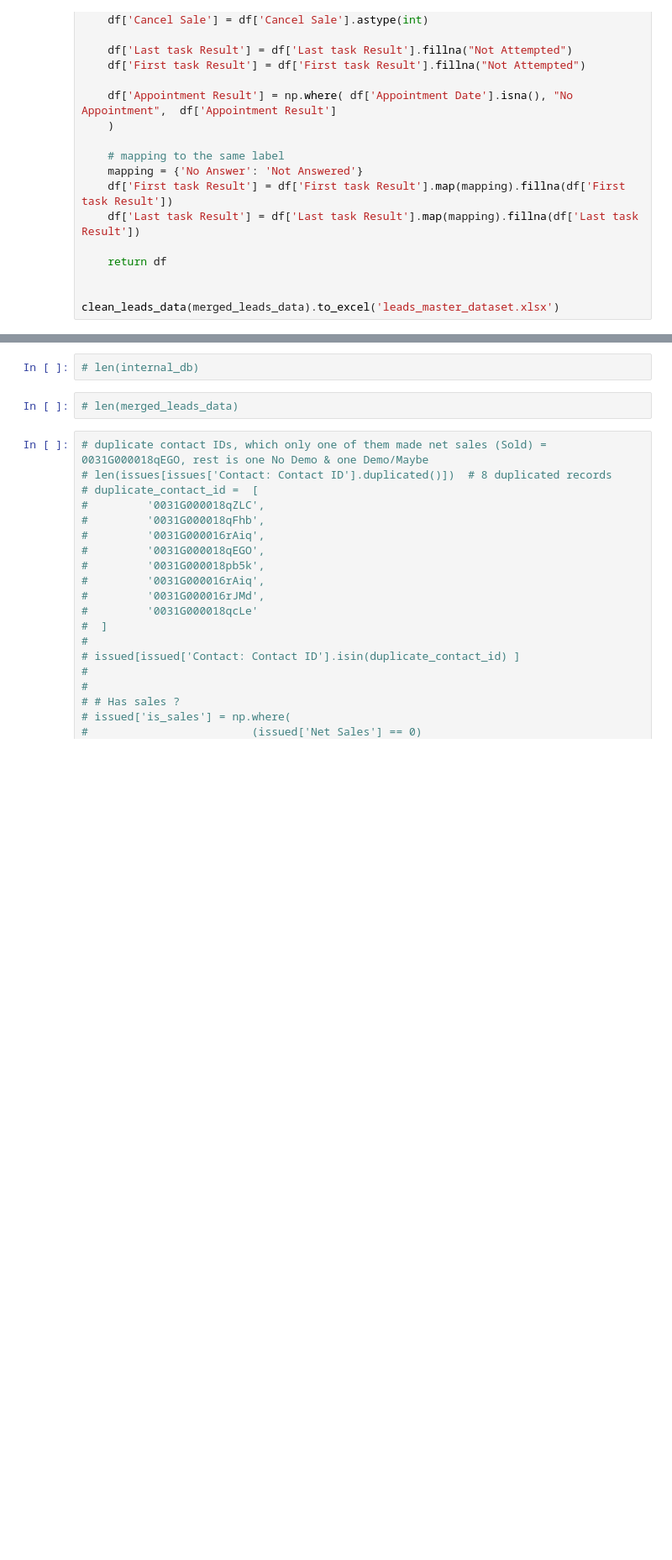
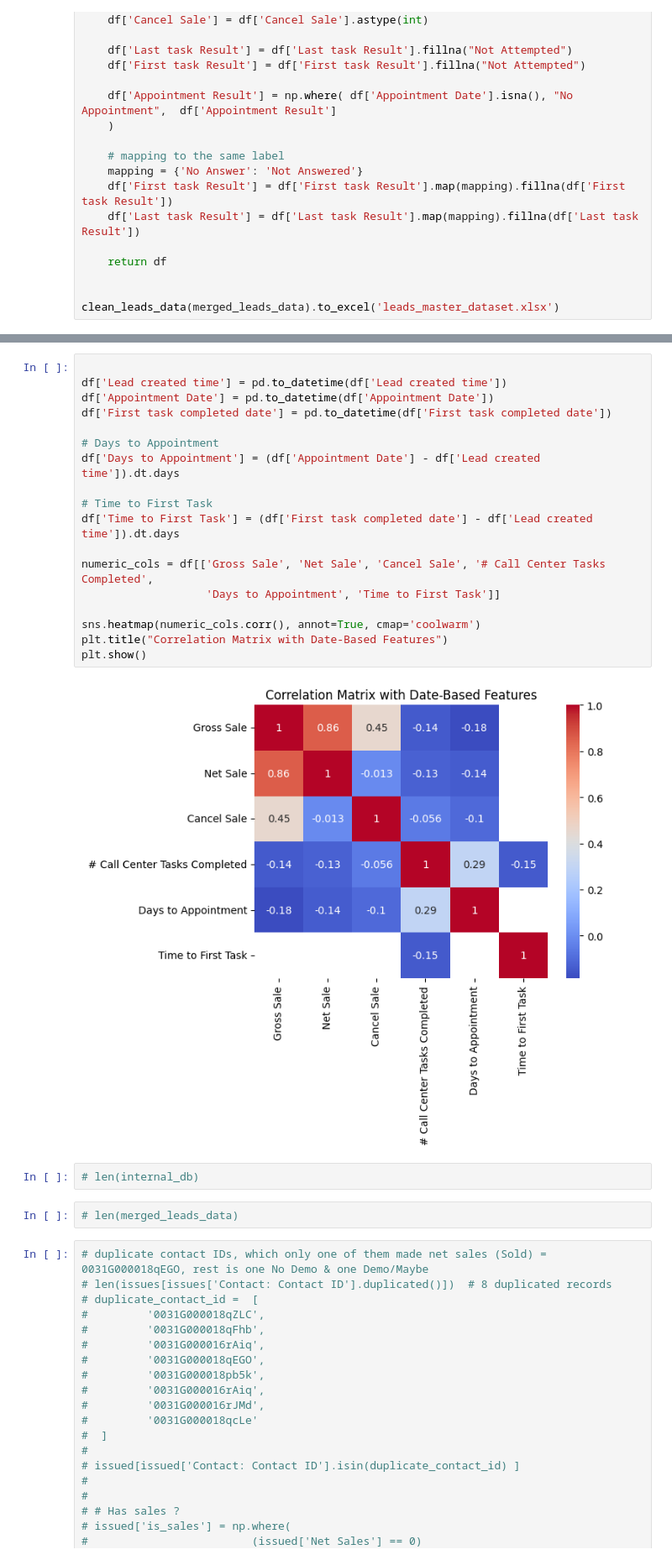
Before and after one commit to FarRza111/capslock, a Jupyter notebook: analyzedata.ipynb, the cells around one changed output, grey strips where cells are left out. Shown at 84% size. Cells and saved outputs as stored; diff of their text form; blank space fills up the shorter version.

```diff
--- a/analyzedata.ipynb
+++ b/analyzedata.ipynb
@@ -207,3 +222,23 @@ clean_leads_data(merged_leads_data).to_excel('leads_master_dataset.xlsx')
+# %%
+
+df['Lead created time'] = pd.to_datetime(df['Lead created time'])
+df['Appointment Date'] = pd.to_datetime(df['Appointment Date'])
+df['First task completed date'] = pd.to_datetime(df['First task completed date'])
+
+# Days to Appointment
+df['Days to Appointment'] = (df['Appointment Date'] - df['Lead created time']).dt.days
+
+# Time to First Task
+df['Time to First Task'] = (df['First task completed date'] - df['Lead created time']).dt.days
+
+numeric_cols = df[['Gross Sale', 'Net Sale', 'Cancel Sale', '# Call Center Tasks Completed',
+                   'Days to Appointment', 'Time to First Task']]
+
+sns.heatmap(numeric_cols.corr(), annot=True, cmap='coolwarm')
+plt.title("Correlation Matrix with Date-Based Features")
+plt.show()
+# %% [output]
+[figure, added]
 # %%
 # len(internal_db)
 # %%
```
Also changed, not shown: parts of 3 cells of this notebook, 1 other file.
